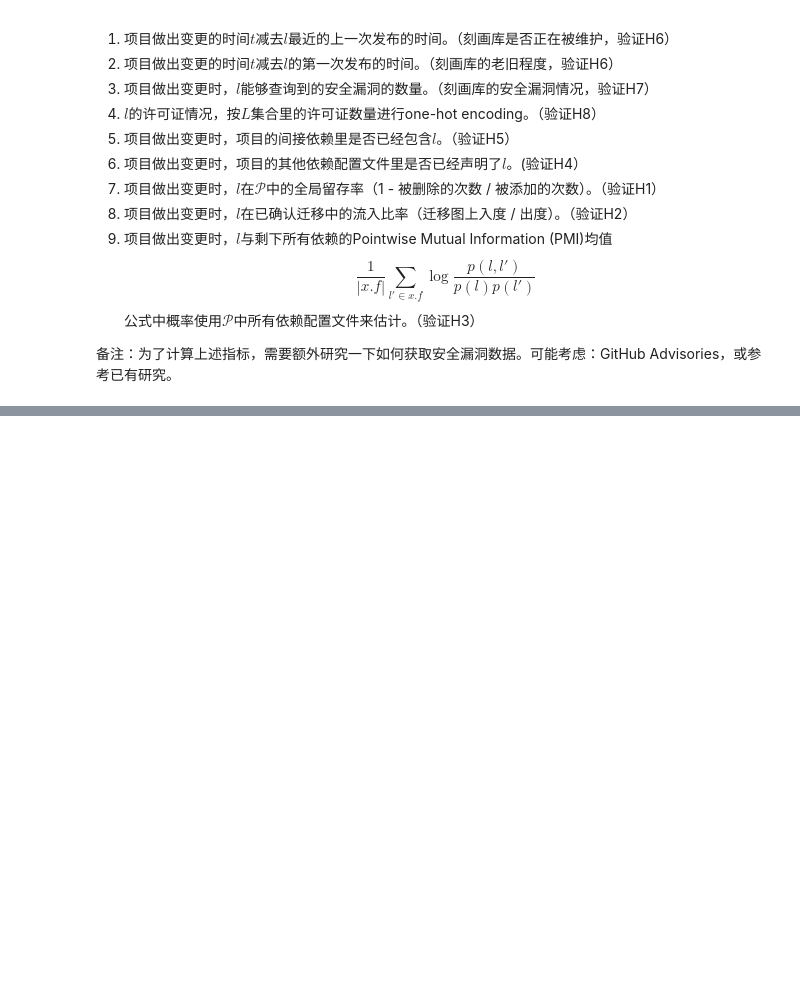
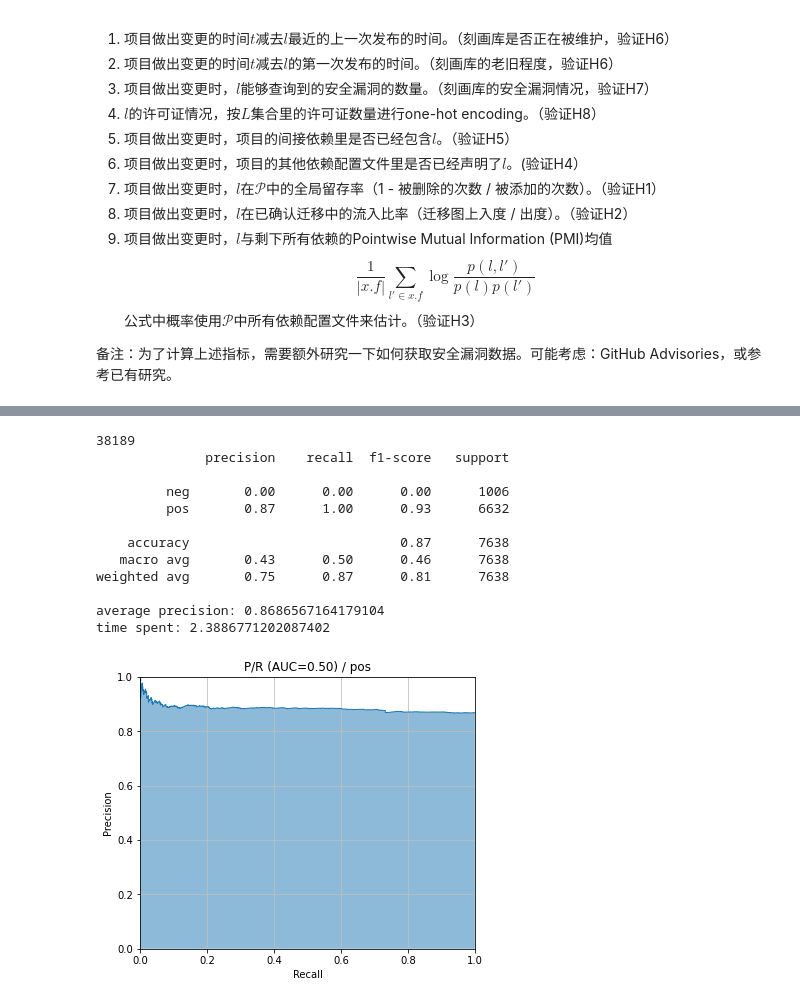
Before and after one commit to hehao98/LibraryMigration, a Jupyter notebook: model.ipynb, the cells around one changed output, grey strips where cells are left out. Saved outputs shown, nothing was run; the diff lists cells and outputs as text; code cells hidden in the pictures; blank space fills up the shorter version.

```diff
--- a/model.ipynb
+++ b/model.ipynb
@@ -87,0 +447,20 @@ print(len(index1))
+# %%
+index1 = np.array([])
+index2 = np.array([])
+index7 = np.array([])
+index8 = np.array([])
+f = np.array([])
+
+data = migration_commits_values
+index1 = np.append(index1, parallel(index_1_all, data))
+# index2 = np.append(index2, parallel(index_2_all, data))
+# index7 = np.append(index7, parallel(get_library_retention_rate_all, data))
+# index8 = np.append(index8, parallel(get_library_inflow_rate_all, data))
+# f = np.append(f,[0] * len(data))
+migration_commits['index1'] = index1
+# migration_commits['index2'] = index2
+# migration_commits['index7'] = index7
+# migration_commits['index8'] = index8
+print(migration_commits.head(5))
+migration_commits.to_csv('data/migration_changes_with_index.csv', index=False)
+print(len(index1))
@@ -98,35 +532,53 @@ import time
 def plot_pr(auc_score, precision, recall, label=None):
     pylab.figure(num=None, figsize=(6, 5))
     pylab.xlim([0.0, 1.0])
     pylab.ylim([0.0, 1.0])
     pylab.xlabel('Recall')
     pylab.ylabel('Precision')
     pylab.title('P/R (AUC=%0.2f) / %s' % (auc_score, label))
     pylab.fill_between(recall, precision, alpha=0.5)
     pylab.grid(True, linestyle='-', color='0.75')
     pylab.plot(recall, precision, lw=1)
     pylab.show()
 
 start_time = time.time()
-x = np.c_[index1, index2]
-# x = index2.reshape(-1, 1)
+# temp = np.c_[index1, index2, index7, index8, f]
+temp = np.c_[index1, index2, f]
+x = temp[(temp[:, 0] > 0)]
+print(len(x))
+# print(temp[:10])
 
 average = 0
-testNum = 10
+testNum = 50
 for i in range(0, testNum):
-    X_train, X_test, y_train, y_test = train_test_split(x, f,
+#     X_train, X_test, y_train, y_test = train_test_split(x[:, :2], x[:, 3],
+#                                                     test_size=0.2)
+    X_train, X_test, y_train, y_test = train_test_split(x[:, 1:-1], x[:, -1],
                                                     test_size=0.2)
     lr = LogisticRegression()
     lr.fit(X_train, y_train)
     y_pred = lr.predict(X_test)
     p = np.mean(y_pred == y_test)
-    print(p)
     average += p
 
 answer = lr.predict_proba(X_test)[:, 1]
 precision, recall, thresholds = precision_recall_curve(y_test, answer)
 report = answer > 0.5
 print(classification_report(y_test, report, target_names=['neg', 'pos']))
 print("average precision:", average / testNum)
 print("time spent:", time.time() - start_time)
 plot_pr(0.5, precision, recall, "pos")
+# %% [output]
+38189
+              precision    recall  f1-score   support
+
+         neg       0.00      0.00      0.00      1006
+         pos       0.87      1.00      0.93      6632
+
+    accuracy                           0.87      7638
+   macro avg       0.43      0.50      0.46      7638
+weighted avg       0.75      0.87      0.81      7638
+
+average precision: 0.8686567164179104
+time spent: 2.3886771202087402
+[figure, added]
```
Also changed, not shown: parts of 8 cells of this notebook, 1 other file.
